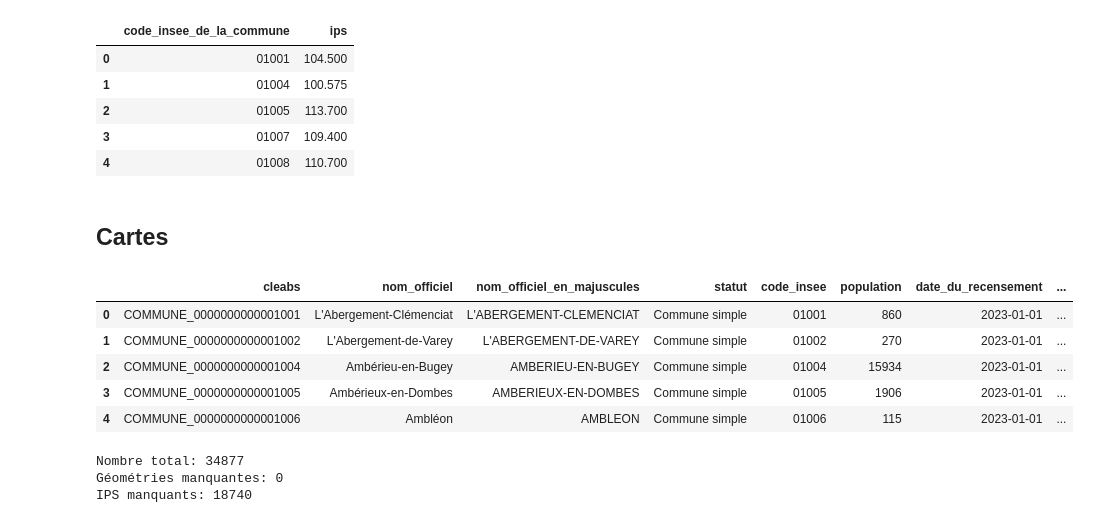
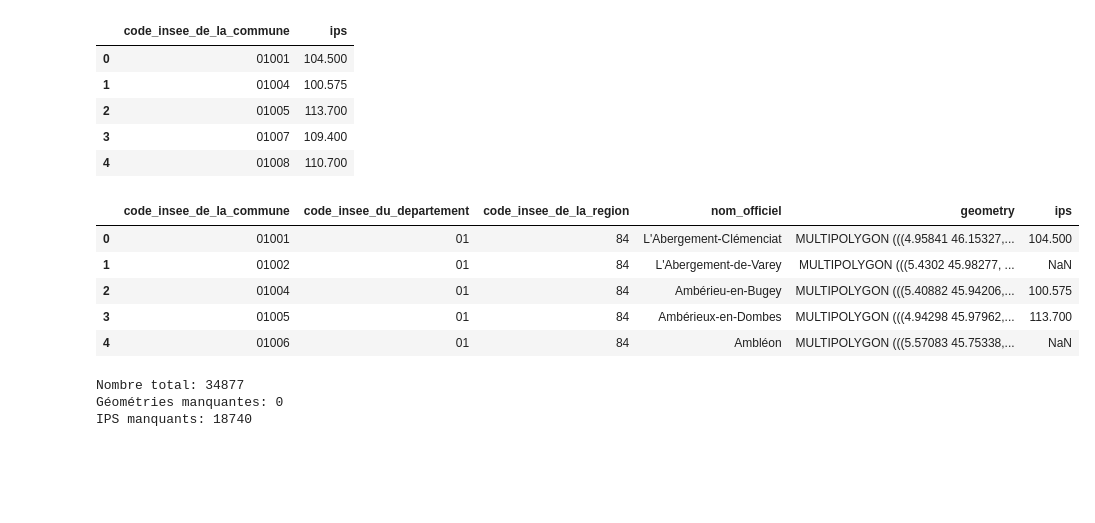
Before and after one commit to FlorentDaem/Data-Analysis-Education-Nationale, a Jupyter notebook: Analyse - Education.ipynb, the cells around one changed output. Drawn from its saved outputs; the diff is of its cells as text; code cells hidden in the pictures; blank space fills up the shorter version.

```diff
--- a/Analyse - Education.ipynb
+++ b/Analyse - Education.ipynb
@@ -48,0 +63,10 @@ geo_communes.head()
+# %%
+geo_communes = geo_communes.rename(columns={"code_insee": "code_insee_de_la_commune"})
+geo_communes = geo_communes.filter(items=["code_insee_de_la_commune",
+						   "code_insee_du_departement",
+						   "code_insee_de_la_region",
+						   "nom_officiel",
+						   "geometry"
+						   ]
+)
+geo_communes.head()
@@ -59,0 +157,10 @@ data_ips_ecoles.head()
+# %%
+data_ips_ecoles = data_ips_ecoles.filter(items=[
+	"rentree_scolaire",
+	"code_insee_de_la_commune",
+	"secteur",
+	"ips",
+	"academie"
+	]
+)
+data_ips_ecoles.head()
@@ -60,5 +174,5 @@ data_ips_ecoles.head()
 # %%
 data_ips_ecoles_annees = data_ips_ecoles.groupby("rentree_scolaire")
-data_ips_ecoles = data_ips_ecoles_annees.get_group("2023-2024")
+data_ips_ecoles = data_ips_ecoles_annees.get_group("2023-2024").drop(columns=["rentree_scolaire"])
 data_ips_ecoles.head()
 # %% [output]
@@ -129,18 +247,16 @@ data_ips_ecoles_communes.head()
 | 2 | 01005 | 113.700 |
 | 3 | 01007 | 109.400 |
 | 4 | 01008 | 110.700 |
-# %% [markdown]
-## Cartes
 # %%
-data_ips_ecoles_geo_communes = geo_communes.merge(data_ips_ecoles_communes, left_on="code_insee", right_on="code_insee_de_la_commune", how="left")
+data_ips_ecoles_geo_communes = geo_communes.merge(data_ips_ecoles_communes, left_on="code_insee_de_la_commune", right_on="code_insee_de_la_commune", how="left")
 data_ips_ecoles_geo_communes.head()
 # %% [output]
-|  | cleabs | nom_officiel | nom_officiel_en_majuscules | statut | code_insee | population | date_du_recensement | ... |
-| 0 | COMMUNE_0000000000001001 | L'Abergement-Clémenciat | L'ABERGEMENT-CLEMENCIAT | Commune simple | 01001 | 860 | 2023-01-01 | ... |
-| 1 | COMMUNE_0000000000001002 | L'Abergement-de-Varey | L'ABERGEMENT-DE-VAREY | Commune simple | 01002 | 270 | 2023-01-01 | ... |
-| 2 | COMMUNE_0000000000001004 | Ambérieu-en-Bugey | AMBERIEU-EN-BUGEY | Commune simple | 01004 | 15934 | 2023-01-01 | ... |
-| 3 | COMMUNE_0000000000001005 | Ambérieux-en-Dombes | AMBERIEUX-EN-DOMBES | Commune simple | 01005 | 1906 | 2023-01-01 | ... |
-| 4 | COMMUNE_0000000000001006 | Ambléon | AMBLEON | Commune simple | 01006 | 115 | 2023-01-01 | ... |
+|  | code_insee_de_la_commune | code_insee_du_departement | code_insee_de_la_region | nom_officiel | geometry | ips |
+| 0 | 01001 | 01 | 84 | L'Abergement-Clémenciat | MULTIPOLYGON (((4.95841 46.15327,... | 104.500 |
+| 1 | 01002 | 01 | 84 | L'Abergement-de-Varey | MULTIPOLYGON (((5.4302 45.98277, ... | NaN |
+| 2 | 01004 | 01 | 84 | Ambérieu-en-Bugey | MULTIPOLYGON (((5.40882 45.94206,... | 100.575 |
+| 3 | 01005 | 01 | 84 | Ambérieux-en-Dombes | MULTIPOLYGON (((4.94298 45.97962,... | 113.700 |
+| 4 | 01006 | 01 | 84 | Ambléon | MULTIPOLYGON (((5.57083 45.75338,... | NaN |
 # %%
 print("Nombre total:", len(data_ips_ecoles_geo_communes))
 print("Géométries manquantes:", data_ips_ecoles_geo_communes.geometry.isna().sum())
```
Also changed, not shown: parts of 23 cells of this notebook.
